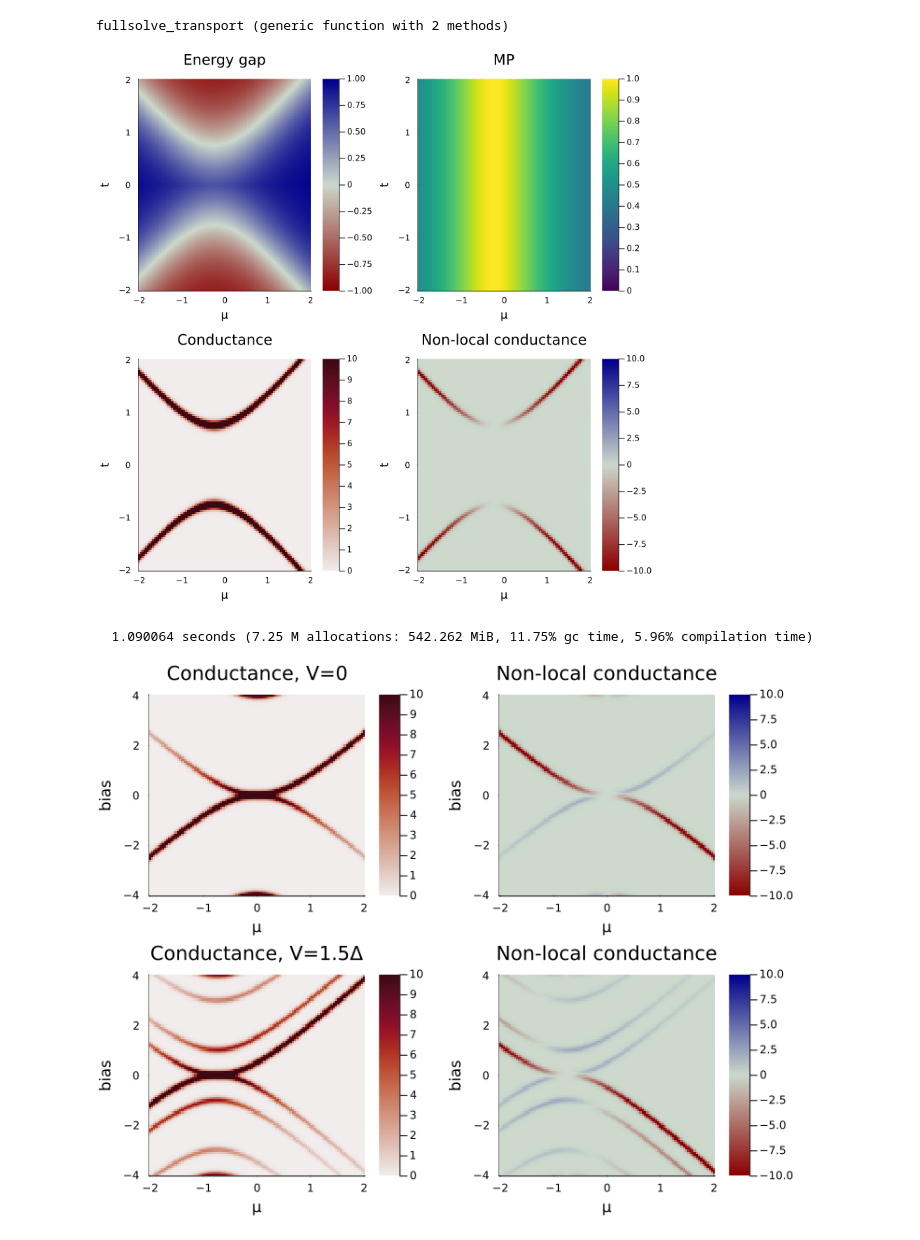
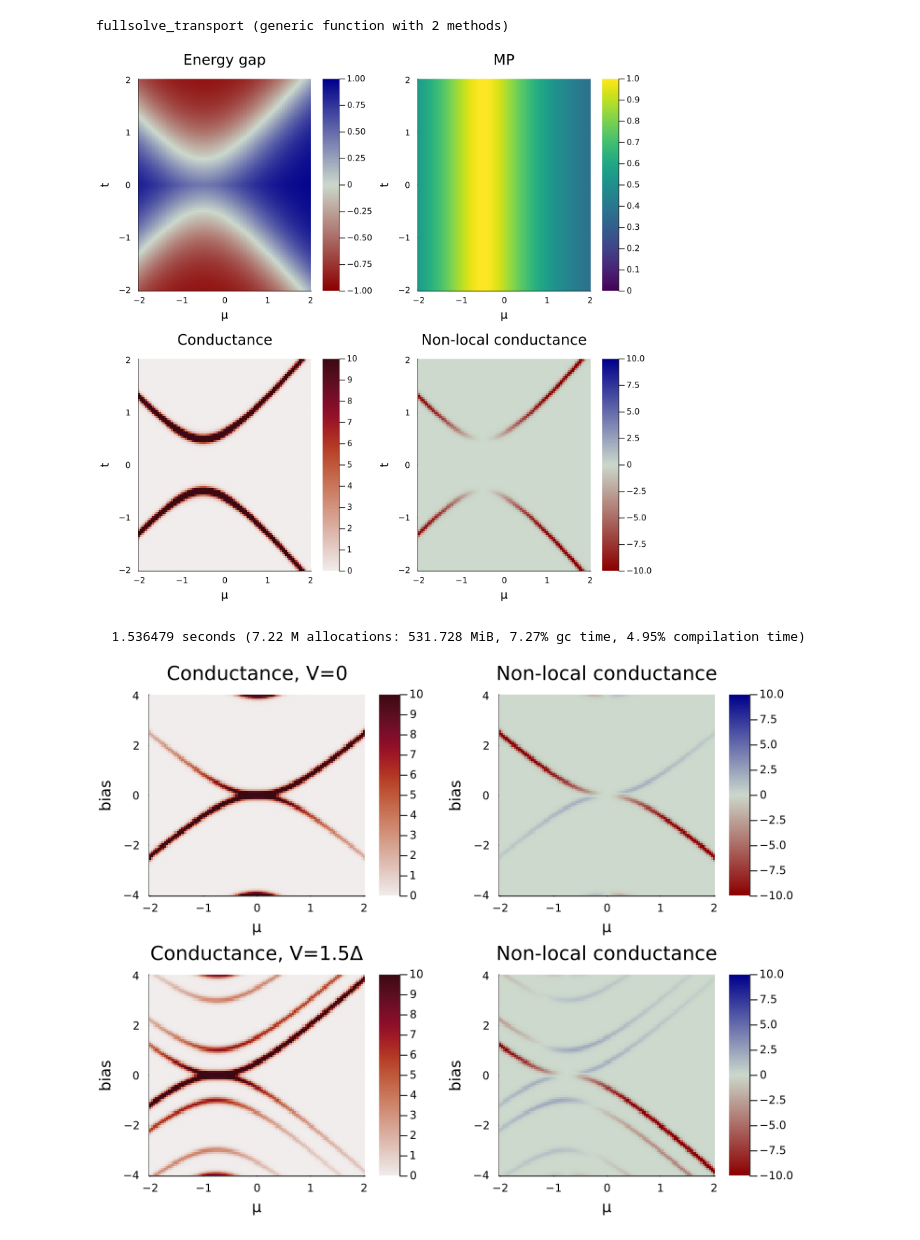
Before and after one commit to cvsvensson/QuantumDots.jl, a Jupyter notebook: examples/pmm_notebook.jl.ipynb, the cells around one changed output. Drawn from its saved outputs; the diff is of its cells as text; code cells hidden in the pictures.

```diff
--- a/examples/pmm_notebook.jl.ipynb
+++ b/examples/pmm_notebook.jl.ipynb
@@ -327,7 +306,7 @@ MP_R &= \left| \sum_{n \in R} w_n^2 - z_n^2 \right|
 function MP(ψₒ, ψₑ, R, c=c)
     w = map(f -> ψₒ' * (f' + f) * ψₑ, c)
     z = map(f -> ψₒ' * (f' - f) * ψₑ, c)
-    abs(sum(w[n]^2 - z[n]^2 for n in R))
+    abs(sum(w[n]^2 - z[n]^2 for n ∈ R))# / sum(abs2(w[n]) + abs2(z[n]) for n ∈ R)
 end
 # %% [output]
 MP (generic function with 2 methods)
@@ -340,7 +319,7 @@ LD_R &=  \| \operatorname{Tr}_{R^c}[\delta\rho] \|
 # %%
 function LD(ψₒ, ψₑ, R, c=c)
     δρ = ψₒ*ψₒ' - ψₑ*ψₑ'
-    norm(partial_trace(δρ, R, c), 1)
+    norm(partial_trace(δρ, R, c))
 end
 # %% [output]
 LD (generic function with 2 methods)
@@ -470,18 +449,16 @@ end
 conductance (generic function with 1 method)
 # %%
 function fullsolve_transport(μ, t, Δ, V, c=c; V1=0.0, V2=0.0, T=Δ / 40)
-    H = ham(μ, t, Δ, V, c)
-    energies, states, diag_ham = parity_eigen(H, c)
-    Eₒ = first(energies[1])
-    Eₑ = first(energies[2])
-    ψₒ = states[1][:, 1]
-    ψₑ = states[2][:, 1]
+    h = H(μ, t, Δ, V, c)
+    eigen = block_eigen(h, c)
+    Eₒ, Eₑ = ground_energies(eigen)
+    ψₒ, ψₑ = ground_states(eigen)
     N = length(c)
     R = 1:N÷2
     mp = MP(ψₒ, ψₑ, R, c)
     ld = LD(ψₒ, ψₑ, R, c)
     gap = Eₒ - Eₑ
-    cond = conductance(H, T, V1, V2)
+    cond = conductance(h, T, V1, V2)
     return (; mp, ld, gap, cond)
 end
 # %% [output]
@@ -491,15 +468,15 @@ using ForwardDiff
 # %%
 μs = range(-2, 2, length=100)
 ts = range(-2, 2, length=100)
-data_transport = [fullsolve_transport(μ, t, 1.0, 0.5) for μ in μs, t in ts];
+data_transport = [fullsolve_transport(μ, t, 1.0, 1.0) for μ in μs, t in ts];
 # %%
 p1 = heatmap(μs, ts, map(x -> tanh(x.gap), data_transport)', xlabel="μ", ylabel="t", title="Energy gap", c=:redsblues, clims=(-1, 1))
 p2 = heatmap(μs, ts, map(x -> x.mp, data_transport)', xlabel="μ", ylabel="t", title="MP", c=:viridis, clims=(0, 1))
 p3 = heatmap(μs, ts, map(x -> x.cond[1, 1] , data_transport)', xlabel="μ", ylabel="t", title="Conductance", c=:amp, clims=(0, 10))
 p4 = heatmap(μs, ts, map(x -> x.cond[1, 2], data_transport)', xlabel="μ", ylabel="t", title="Non-local conductance", c=:redsblues, clims=(-10, 10))
-fig = plot(p1, p2, p3, p4, size=400 .* (2, 2))
+plot(p1, p2, p3, p4, size=400 .* (2, 2))
 # %% [output]
-[figure, old version]
+[figure, new version]
 # %%
 μs = range(-2, 2, length=100)
 bias = range(-4,4, length=100)
@@ -510,7 +487,7 @@ data_transport_bias2 = let V = 1.5
 [fullsolve_transport(μ, 1.0- V/2, 1.0, V; V1=bias/2, V2=-bias/2) for μ in μs, bias in bias]
 end;
 # %% [output]
-  1.090064 seconds (7.25 M allocations: 542.262 MiB, 11.75% gc time, 5.96% compilation time)
+  1.536479 seconds (7.22 M allocations: 531.728 MiB, 7.27% gc time, 4.95% compilation time)
 # %%
 p1 = heatmap(μs, bias, map(x -> x.cond[1, 1], data_transport_bias)', xlabel="μ", ylabel="bias", title="Conductance, V=0", c=:amp, clims=(0, 10))
 p2 = heatmap(μs, bias, map(x -> x.cond[1, 2], data_transport_bias)', xlabel="μ", ylabel="bias", title="Non-local conductance", c=:redsblues, clims=(-10, 10))
```
Also changed, not shown: parts of 44 cells of this notebook, 3 other files.
